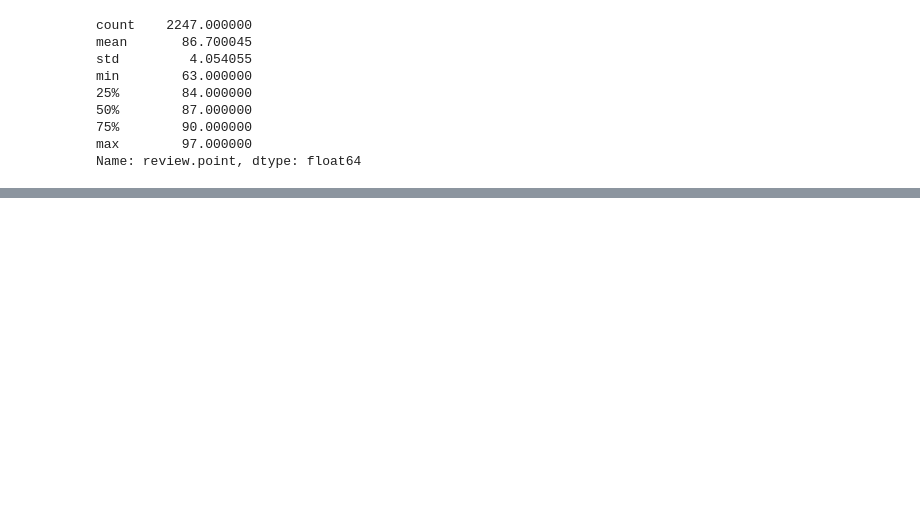
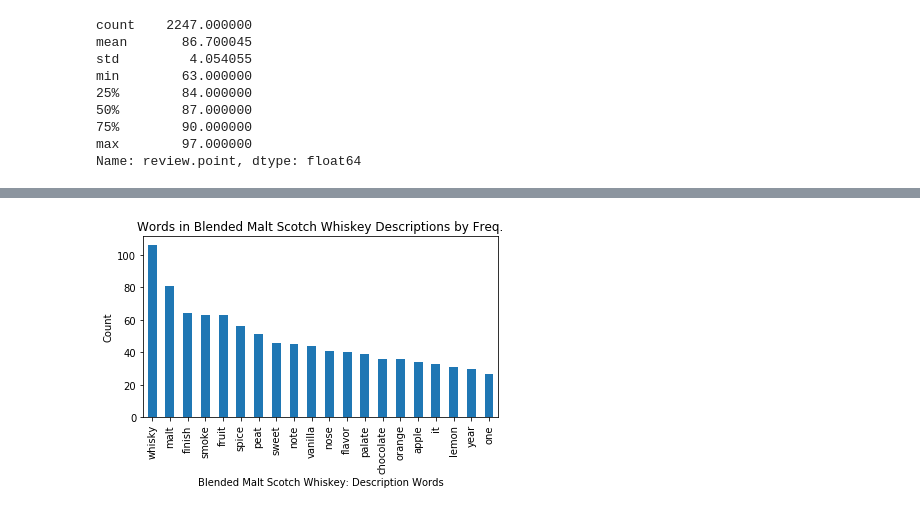
Before and after one commit to nwodon/Whiskey-NLP, a Jupyter notebook: Src/Preprocessing.ipynb, the cells around one changed output, grey strips where cells are left out. Cells and saved outputs as stored; diff of their text form; code cells hidden in the pictures; blank space fills up the shorter version.

```diff
--- a/Src/Preprocessing.ipynb
+++ b/Src/Preprocessing.ipynb
@@ -205,0 +218,7 @@ freq.plot(20, cumulative=False)
+# %%
+# make sure all words are lowercase
+dfpre['description']=dfpre['description'].str.lower()
+dfpre['name']=dfpre['name'].str.lower()
+
+dfpre.to_csv(dirname(d)+'/Data/dfpre.csv', encoding='utf-8', index=False)
+dfpre.head()
@@ -205,0 +232,6 @@ freq.plot(20, cumulative=False)
+# %%
+blended_malt_scotch=dfpre.loc[dfpre["x0_Blended Malt Scotch Whisky"] == 1, ['description']]
+blended_scotch=dfpre.loc[dfpre["x0_Blended Scotch Whisky"] == 1, ['description']]
+grain_scotch_=dfpre.loc[dfpre["x0_Grain Scotch Whisky"] == 1, ['description']]
+single_grain_whisky=dfpre.loc[dfpre["x0_Single Grain Whisky"] == 1, ['description']]
+single_malt_scotch=dfpre.loc[dfpre["x0_Single Malt Scotch"] == 1, ['description']]
@@ -205,0 +255,6 @@ freq.plot(20, cumulative=False)
+# %%
+# BLENDED MALT SCOTCH
+cat1=blended_malt_scotch["description"].tolist()
+cat1=tc.document(cat1).remove_stpwrds()
+cat1=tc.document(cat1).lemming()
+cat1=tc.document(cat1).remove_numbers()
@@ -205,0 +348,7 @@ freq.plot(20, cumulative=False)
+# %%
+#Blended Malt Scotch Whisky
+c1word_freq=cat1.sum(axis = 0, skipna = True)
+c1_word = pd.DataFrame([c1word_freq])
+c1_word=c1_word.transpose()
+c1_word = c1_word.sort_values(0,ascending=False)
+c1_word.head()
@@ -205,0 +362,12 @@ freq.plot(20, cumulative=False)
+# %%
+#word_freq.value_counts()[:20].plot(kind='bar')
+c1_word[0][:20].plot.bar()
+plt.xlabel('Blended Malt Scotch Whiskey: Description Words')
+plt.ylabel('Count')
+plt.title('Words in Blended Malt Scotch Whiskey Descriptions by Freq.')
+plt.tight_layout()
+
+plt.savefig(dirname(d)+'/Figures/c1word_freq.png',dpi=300)
+plt.show()
+# %% [output]
+[figure, added]
```
Also changed, not shown: parts of 59 cells of this notebook, 28 other files.
